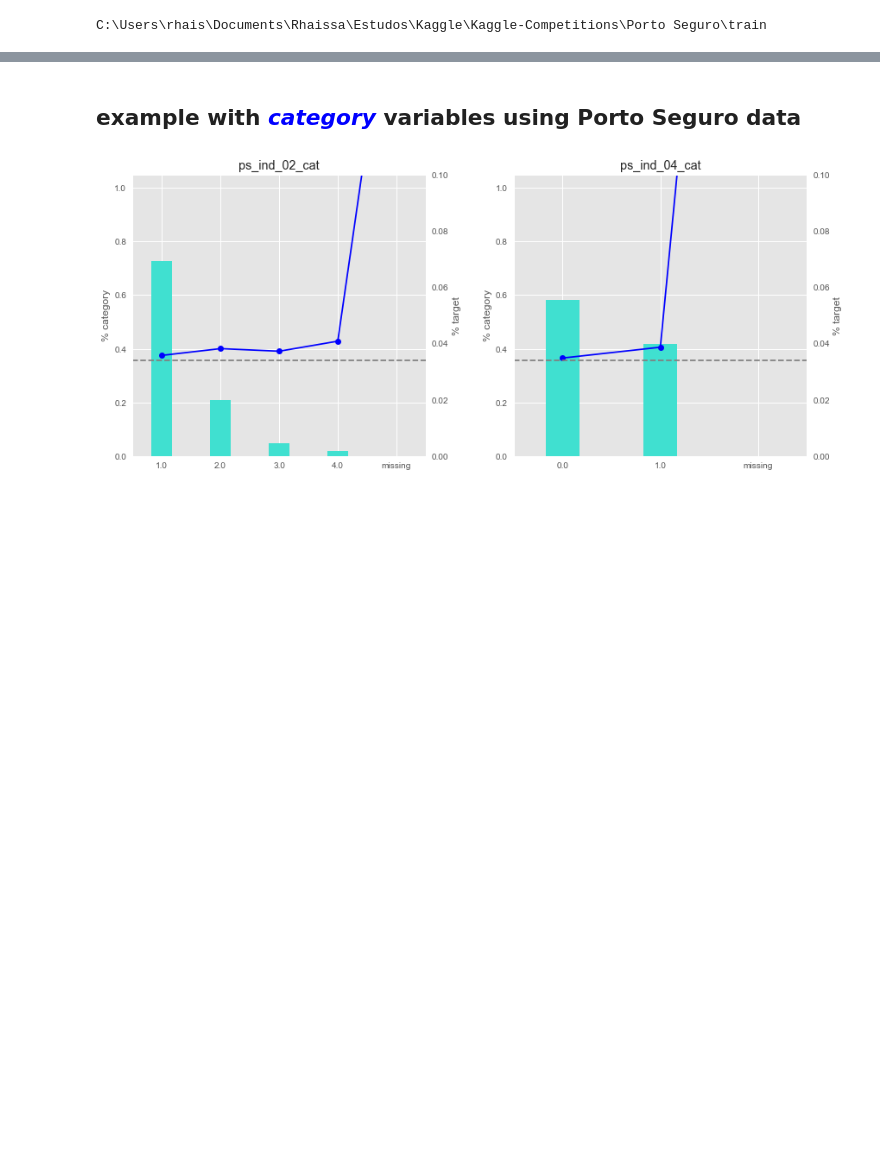
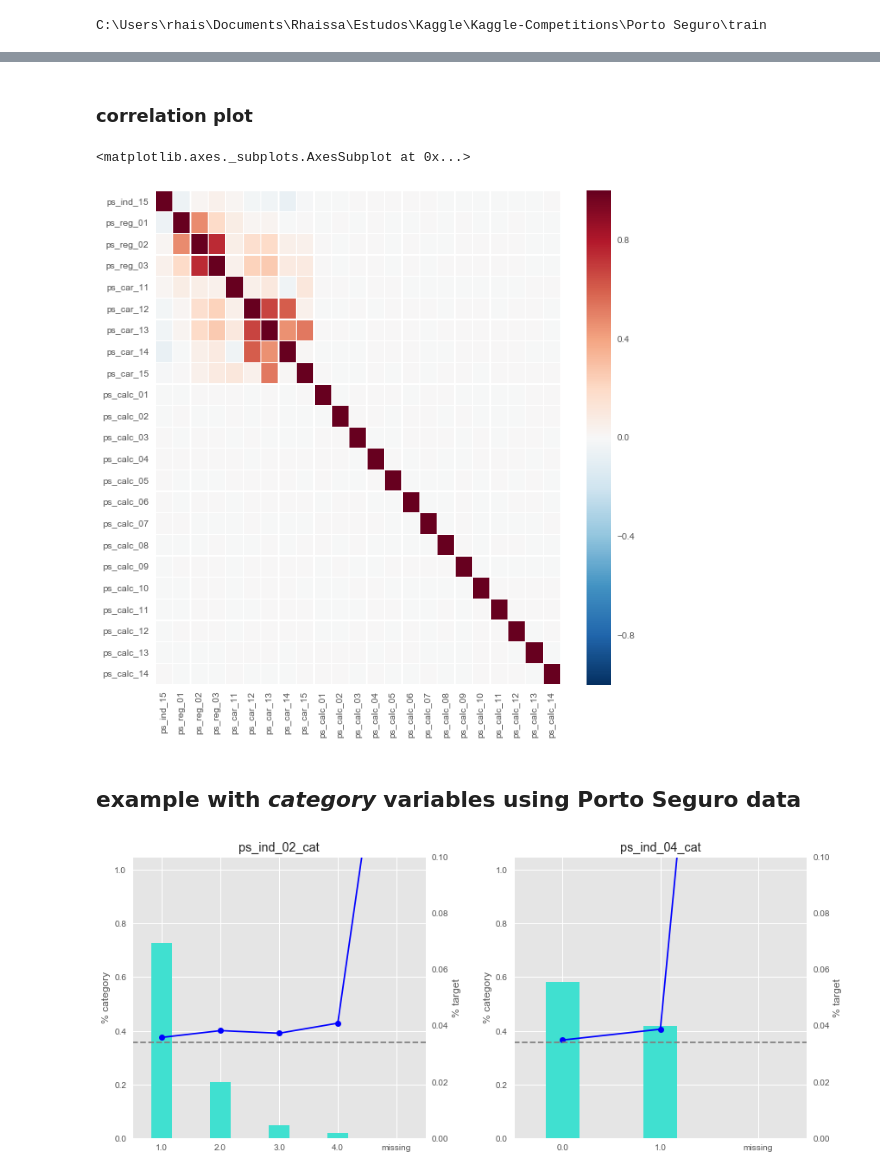
Before and after one commit to mopdc/python-codes, a Jupyter notebook: exploratory analysis in py/exploratory analysis in python.ipynb, the cells around one changed output, grey strips where cells are left out. Drawn from its saved outputs; the diff is of its cells as text; code cells hidden in the pictures; blank space fills up the shorter version.

```diff
--- a/exploratory analysis in py/exploratory analysis in python.ipynb
+++ b/exploratory analysis in py/exploratory analysis in python.ipynb
@@ -88,5 +88,17 @@ for var in list_vars:
+# %% [markdown]
+### correlation plot
+# %%
+def corr_heatmap (data, figsize_1= 10, figsize_2 = 10, see_numbers= False):
+    fig, plot = plt.subplots(figsize=(figsize_1, figsize_2))
+    plot = sns.heatmap(pd.DataFrame.corr(data), linewidths=0.3, annot = see_numbers)
+    return plot
+# %%
+corr_heatmap(X_all[list_vars1])
+# %% [output]
+<matplotlib.axes._subplots.AxesSubplot at 0x...>
+[figure, added]
 # %% [markdown]
-##  example with <font color='blue'> *category* </font> variables using Porto Seguro data
+##  example with *category* variables using Porto Seguro data
 # %%
 x_cols = np.array(X_all.columns)
 names_cat = filter(lambda x: x.endswith('_cat'), x_cols)
```
Also changed, not shown: parts of 4 cells of this notebook.
